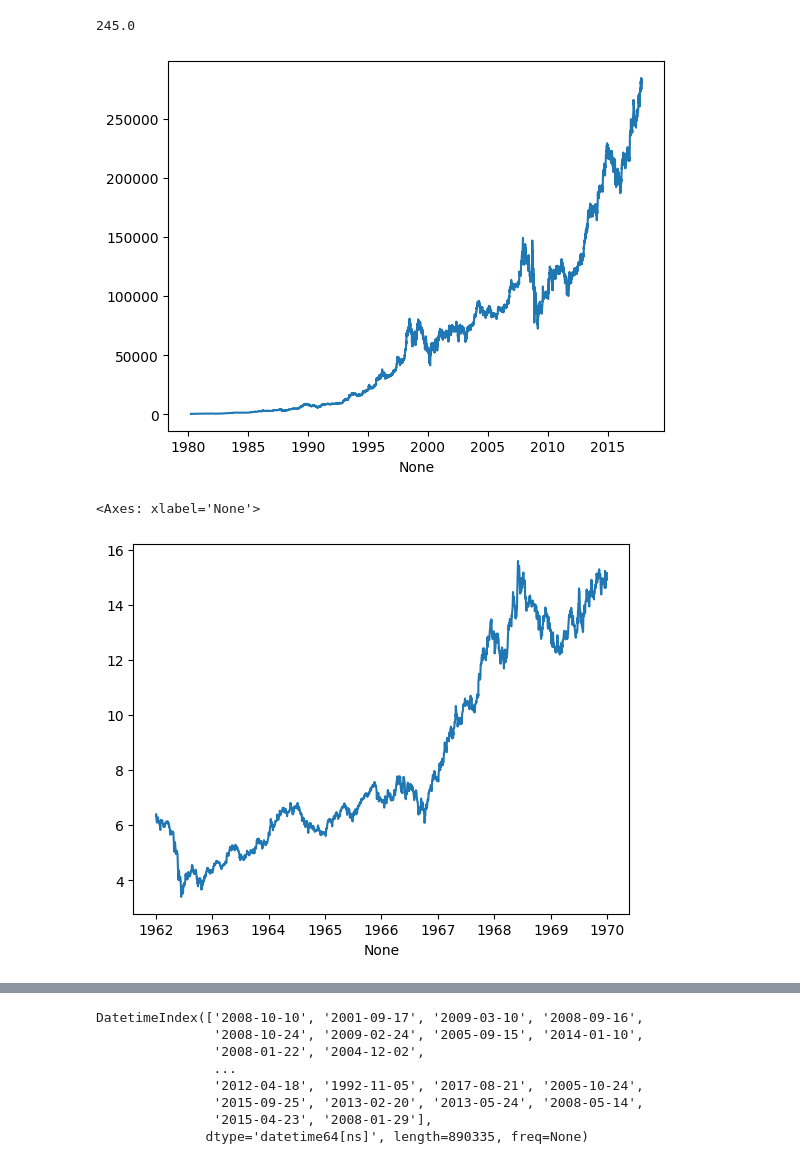
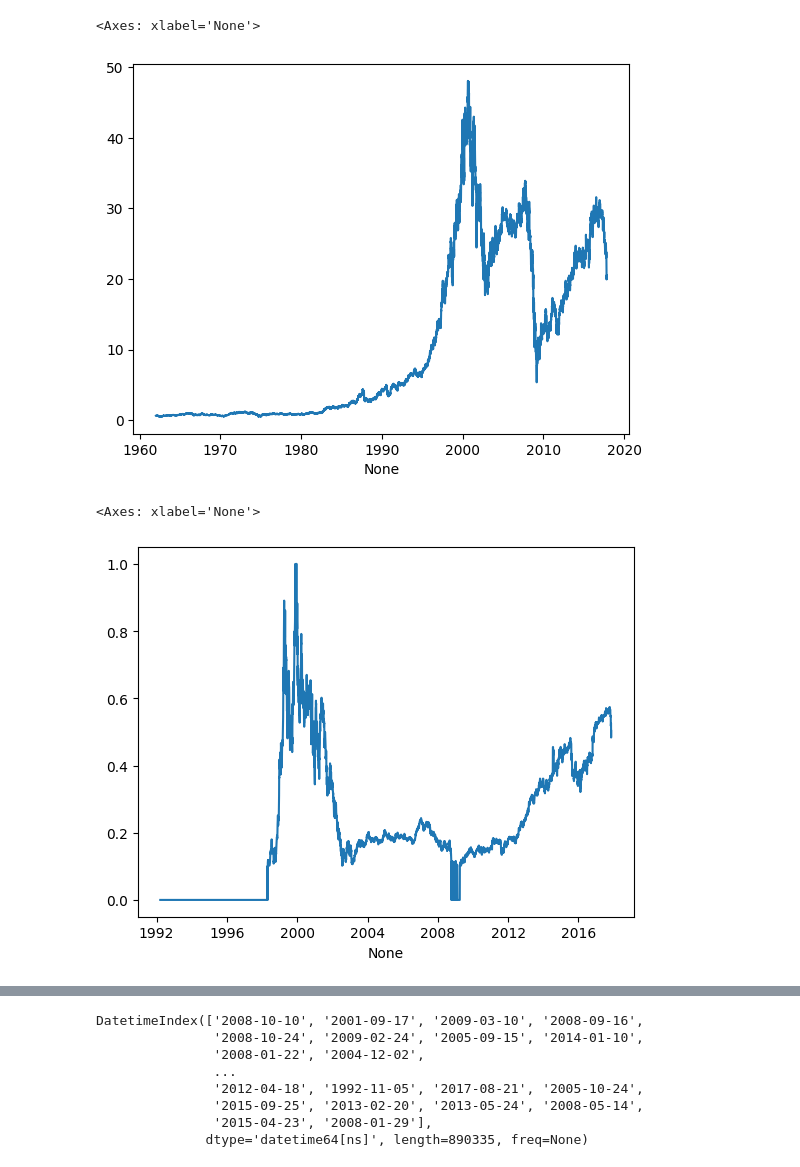
Before and after one commit to marvlach/stocks-project, a Jupyter notebook: src/Stocks.ipynb, the cells around one changed output, grey strips where cells are left out. Saved outputs shown, nothing was run; the diff lists cells and outputs as text; code cells hidden in the pictures.

Commit message:
stonks

```diff
--- a/src/Stocks.ipynb
+++ b/src/Stocks.ipynb
@@ -28,2 +29,2 @@ stocks_df.sort_index(level="Date", ascending=True, inplace=True)
 # %%
-stocks_df['IntraDayDiff_Volume'] = (stocks_df['High'] - stocks_df['Low']) * stocks_df['Volume'] * 0.1
+#stocks_df['IntraDayDiff_Volume'] = (stocks_df['High'] - stocks_df['Low']) * stocks_df['Volume'] * 0.1
@@ -31,0 +31,18 @@ prior_1970 = stocks_df.query("Date < '1970-01-01'")
+# %%
+grouped_by_stock = stocks_df.groupby(level=[1])
+
+dff = pd.DataFrame({
+    "HighClose": grouped_by_stock['Close'].max(),
+    "DateHighClose": grouped_by_stock['Close'].idxmax().apply(lambda i: i[0]),
+    "LowClose": grouped_by_stock['Close'].min(),
+    "DateLowClose": grouped_by_stock['Close'].idxmin().apply(lambda i: i[0]),
+})
+dff['Diff'] = (dff['HighClose'] - dff['LowClose'])/dff['LowClose']
+dff = dff.loc[dff['DateHighClose'] > dff['DateLowClose'] ]
+#stonks = dff.sort_values(by='Diff', ascending=False).head(50) # change that
+stonks_names = list(dff.sort_values(by='Diff', ascending=False).head(50).index)
+stonks_names.append('ge')
+# %%
+# keep only stonks
+stocks_df = stocks_df.loc[pd.IndexSlice[:, stonks_names], :].copy()
+stocks_df.sort_index(level="Date", ascending=True, inplace=True)
@@ -31,0 +66,7 @@ prior_1970 = stocks_df.query("Date < '1970-01-01'")
+# %%
+stocks_df['AllTimeMaxClose'] = stocks_df.groupby('Name')['Close'].transform('max')
+stocks_df['AllTimeMinClose'] = stocks_df.groupby('Name')['Close'].transform('min')
+stocks_df['WantToSell'] = (stocks_df['Close'] - stocks_df['AllTimeMinClose'])/(stocks_df['AllTimeMaxClose'] - stocks_df['AllTimeMinClose'])
+stocks_df.loc[stocks_df['WantToSell'] > 0.9, 'WantToSell'] = 1
+stocks_df.loc[stocks_df['WantToSell'] < 0.1, 'WantToSell'] = 0
+stocks_df['WantToBuy'] = 1 - stocks_df['WantToSell']
@@ -32,15 +90,17 @@ prior_1970 = stocks_df.query("Date < '1970-01-01'")
 # %%
-some_stock = stocks_df.query("Name == 'brk-a'")['Close']
-x, y = some_stock.index.map(lambda x: x[0]), some_stock.values
-sns.lineplot(x=x, y=y)
-y.min()
+some_stock = stocks_df.query("Name == 'ge'")['Close']
+x1, y1 = pd.to_datetime((some_stock.index.map(lambda x: x[0]))), some_stock.values
+
+sns.lineplot(x=x1, y=y1)
 # %% [output]
-245.0
+<Axes: xlabel='None'>
-[figure, old version]
+[figure, new version]
 # %%
-ibm_prior_1970 = prior_1970.query("Name == 'ibm'")['Close']
-x, y = ibm_prior_1970.index.map(lambda x: x[0]), ibm_prior_1970.values
-sns.lineplot(x=x, y=y)
+some_stock = stocks_df.query("Name == 'twx'")['WantToSell']
+#some_stock = stocks_df.query("Name == 'ge'")['WantToBuy']
+x1, y1 = pd.to_datetime((some_stock.index.map(lambda x: x[0]))), some_stock.values
+
+sns.lineplot(x=x1, y=y1)
 # %% [output]
 <Axes: xlabel='None'>
-[figure, old version]
+[figure, new version]
```
Also changed, not shown: parts of 13 cells of this notebook, 1 other file.
